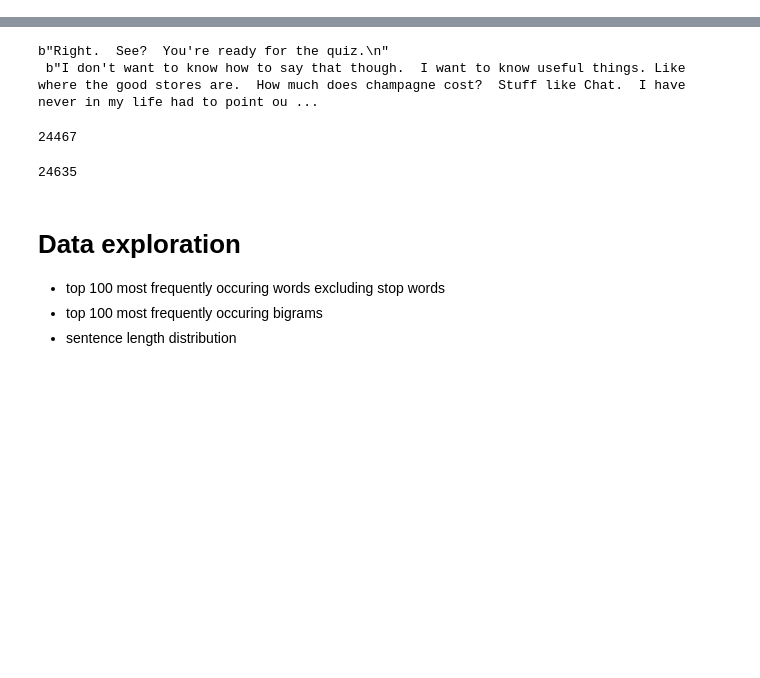
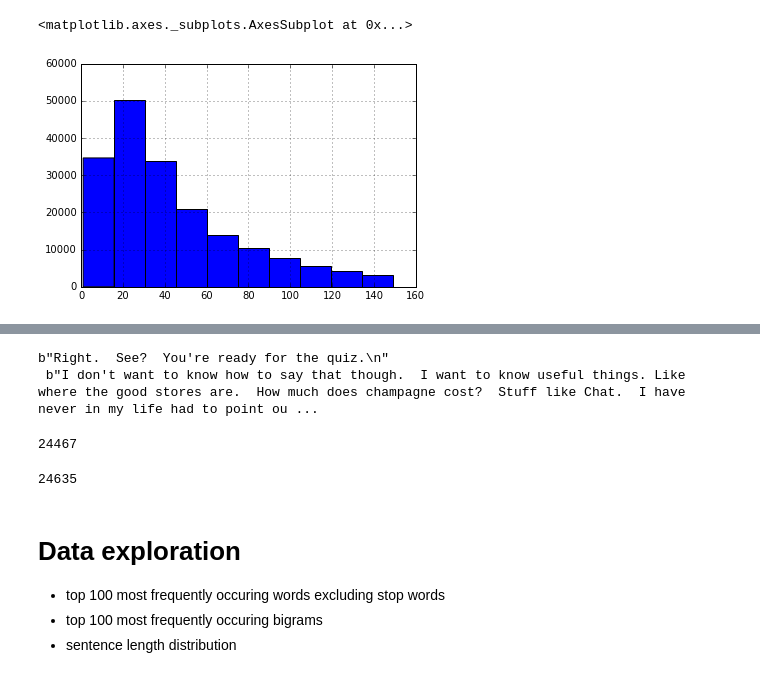
Before and after one commit to nikhilaravi/Flo, a Jupyter notebook: Data_Exploration.ipynb, the cells around one changed output, grey strips where cells are left out. Drawn from its saved outputs; the diff is of its cells as text; code cells hidden in the pictures; blank space fills up the shorter version.

```diff
--- a/Data_Exploration.ipynb
+++ b/Data_Exploration.ipynb
@@ -16,3 +17,7 @@ decode_vocab = encode_vocab_file.readlines()
 encode_vocab = decode_vocab_file.readlines()
 # %%
 encode_decode = pd.DataFrame({"encode": encode_lines, "decode": decode_lines})
+# %%
+encode_decode['dec_length'] = encode_decode['decode'].apply(len)
+# %%
+encode_decode['enc_length'] = encode_decode['encode'].apply(len)
@@ -18,0 +40,5 @@ encode_decode = pd.DataFrame({"encode": encode_lines, "decode": decode_lines})
+# %%
+encode_decode['enc_length'][encode_decode['enc_length'] <150].hist()
+# %% [output]
+<matplotlib.axes._subplots.AxesSubplot at 0x...>
+[figure, added]
```
Also changed, not shown: parts of 19 cells of this notebook, 6 other files.
